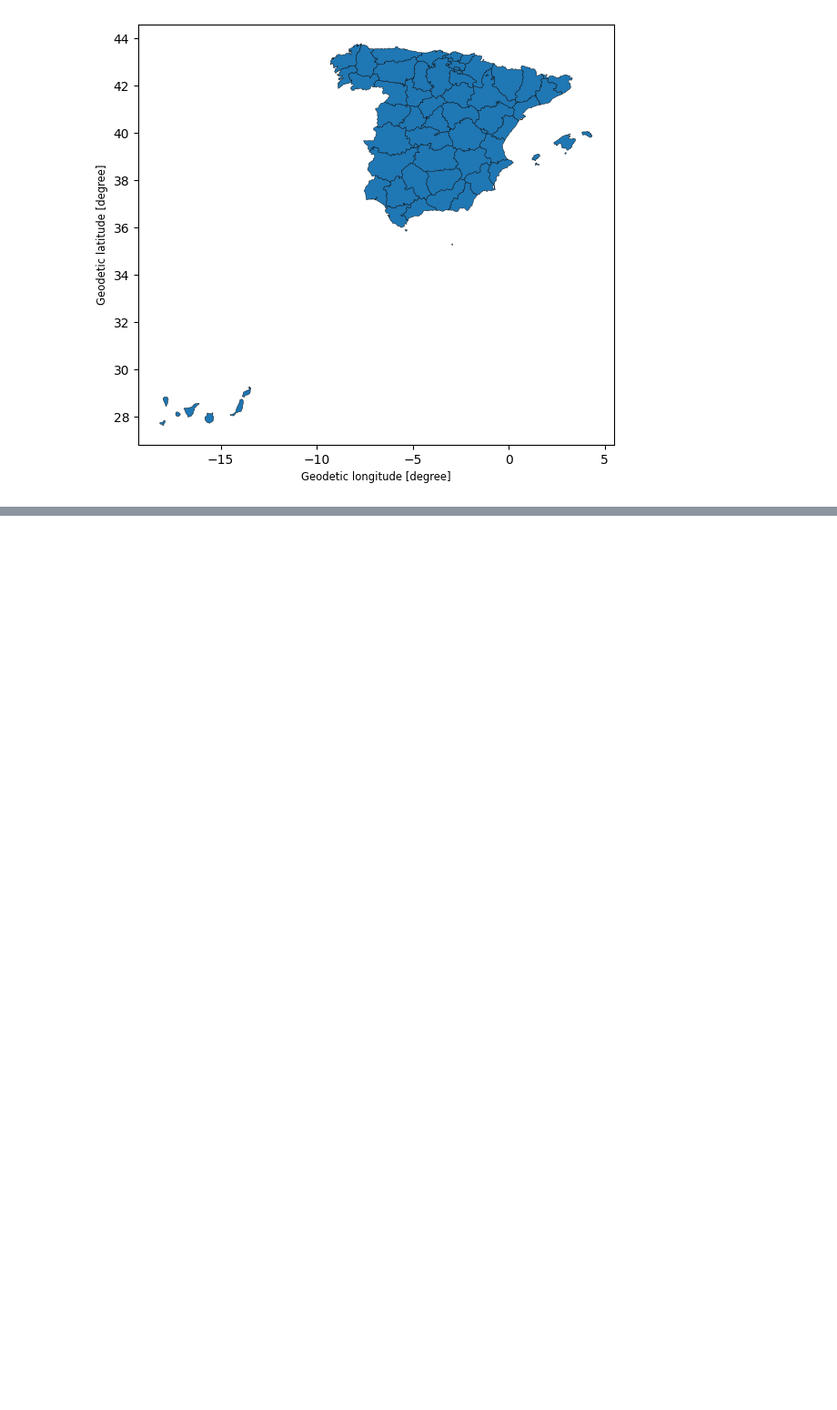
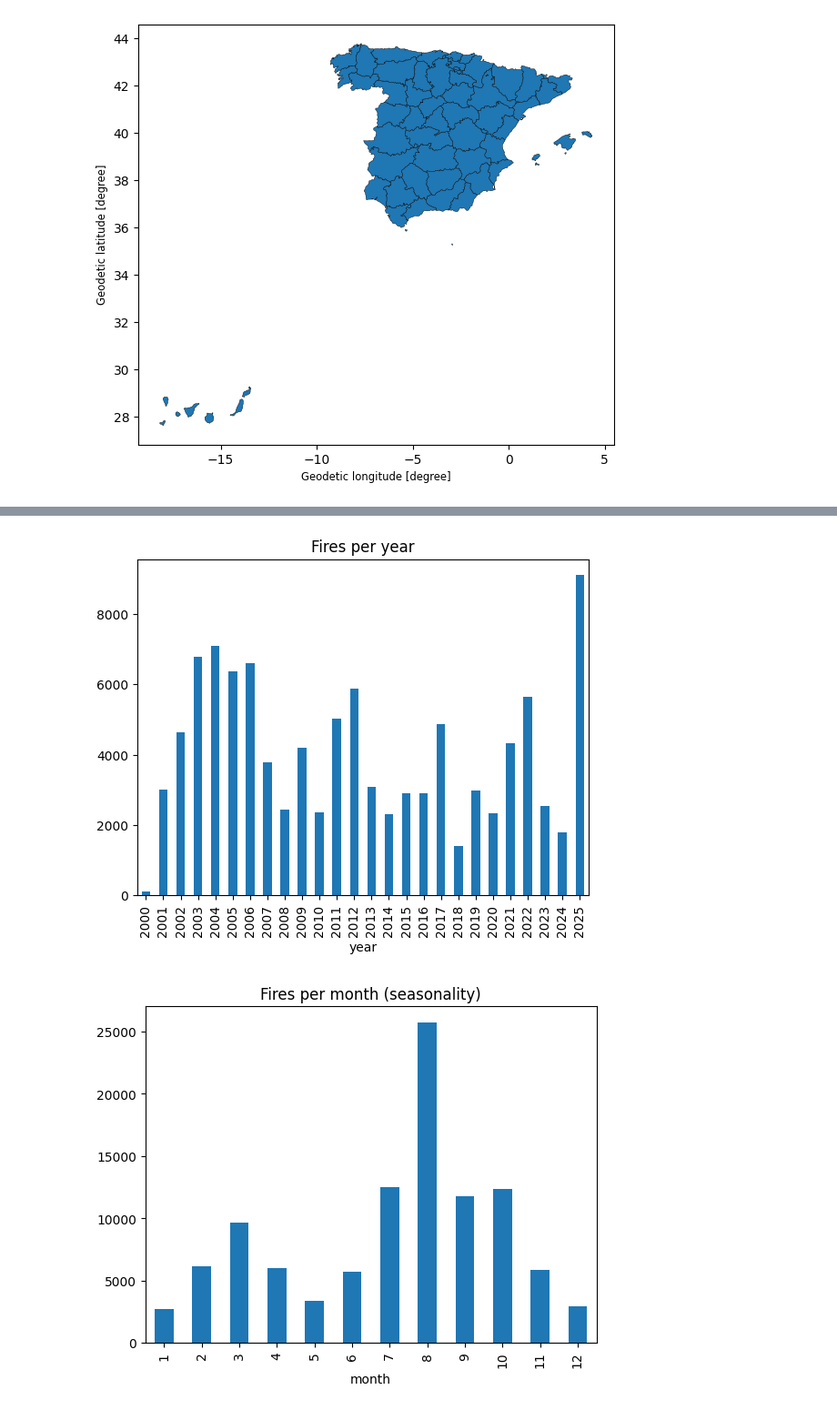
Before and after one commit to maiwassem01-gi/Arsonists-Project, a Jupyter notebook: Arsonists.ipynb, the cells around one changed output, grey strips where cells are left out. Shown at 91% size. Saved outputs shown, nothing was run; the diff lists cells and outputs as text; code cells hidden in the pictures; blank space fills up the shorter version.

```diff
--- a/Arsonists.ipynb
+++ b/Arsonists.ipynb
@@ -39,0 +35,10 @@ EPSG:4326
+# %%
+import pandas as pd
+df = pd.read_csv("modis_spain.csv")
+
+print(df.shape)
+print(df.columns.tolist())
+df.info()
+print(df.head(3).to_string())
+print(df.isna().sum())
+print("duplicates:", df.duplicated().sum())
@@ -39,0 +63,18 @@ EPSG:4326
+# %%
+# standardize column names
+df.columns = df.columns.str.strip().str.lower()
+
+# remove duplicates
+df = df.drop_duplicates()
+
+# fix dates
+df["acq_date"] = pd.to_datetime(df["acq_date"], errors="coerce")
+
+# drop rows missing essentials
+df = df.dropna(subset=["latitude", "longitude", "acq_date"])
+
+# valid coordinates
+df = df[df["latitude"].between(-90, 90) & df["longitude"].between(-180, 180)]
+
+# physically invalid values
+df = df[(df["brightness"] > 0) & (df["frp"] >= 0)]
@@ -39,0 +85,6 @@ EPSG:4326
+# %%
+if "type" in df.columns:
+    df = df[df["type"] == 0]
+# %%
+df["year"] = df["acq_date"].dt.year
+df["month"] = df["acq_date"].dt.month
@@ -39,0 +116,11 @@ EPSG:4326
+# %%
+import matplotlib.pyplot as plt
+
+df.groupby("year").size().plot(kind="bar", title="Fires per year")
+plt.show()
+
+df.groupby("month").size().plot(kind="bar", title="Fires per month (seasonality)")
+plt.show()
+# %% [output]
+[figure, added]
+[figure, added]
```
Also changed, not shown: parts of 50 cells of this notebook.
